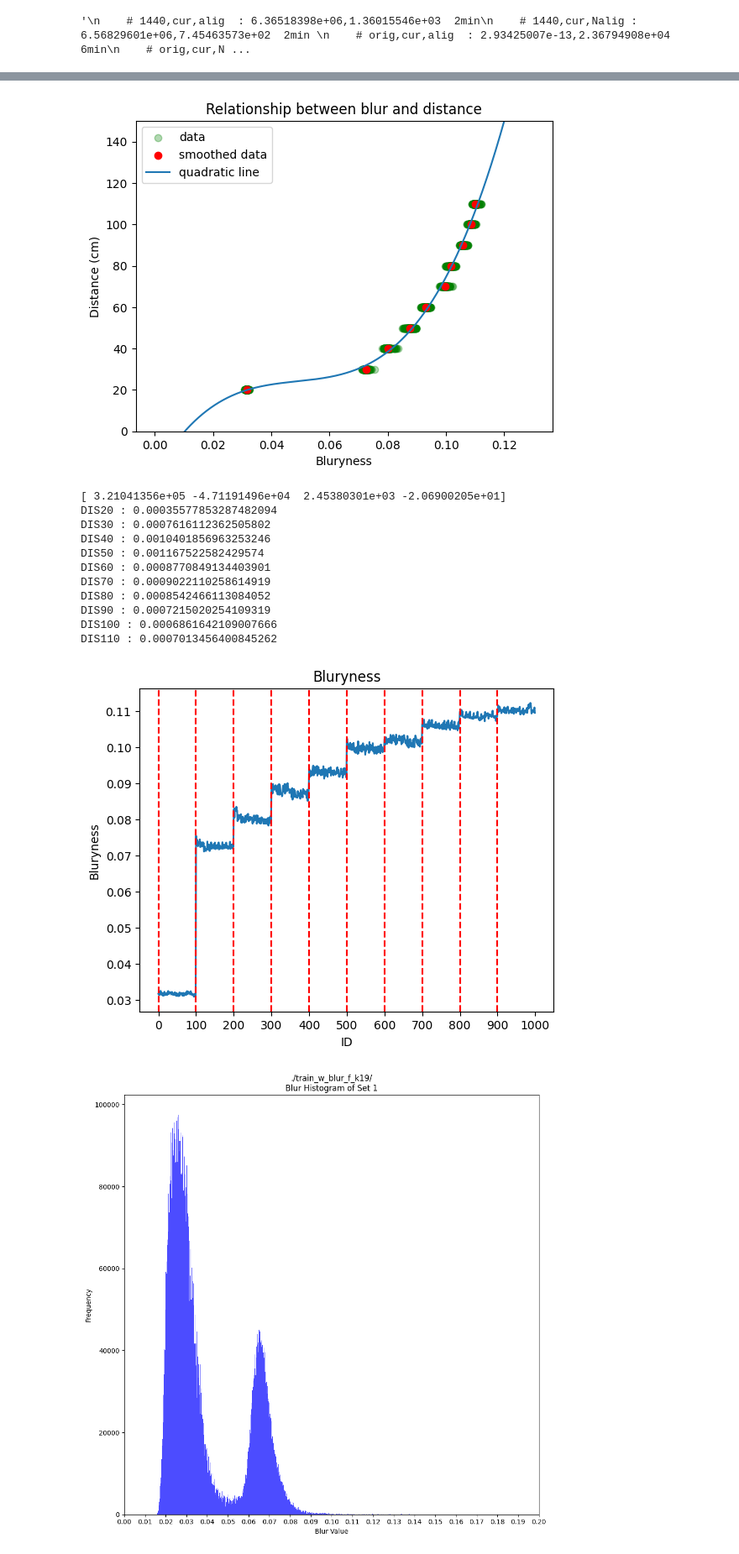
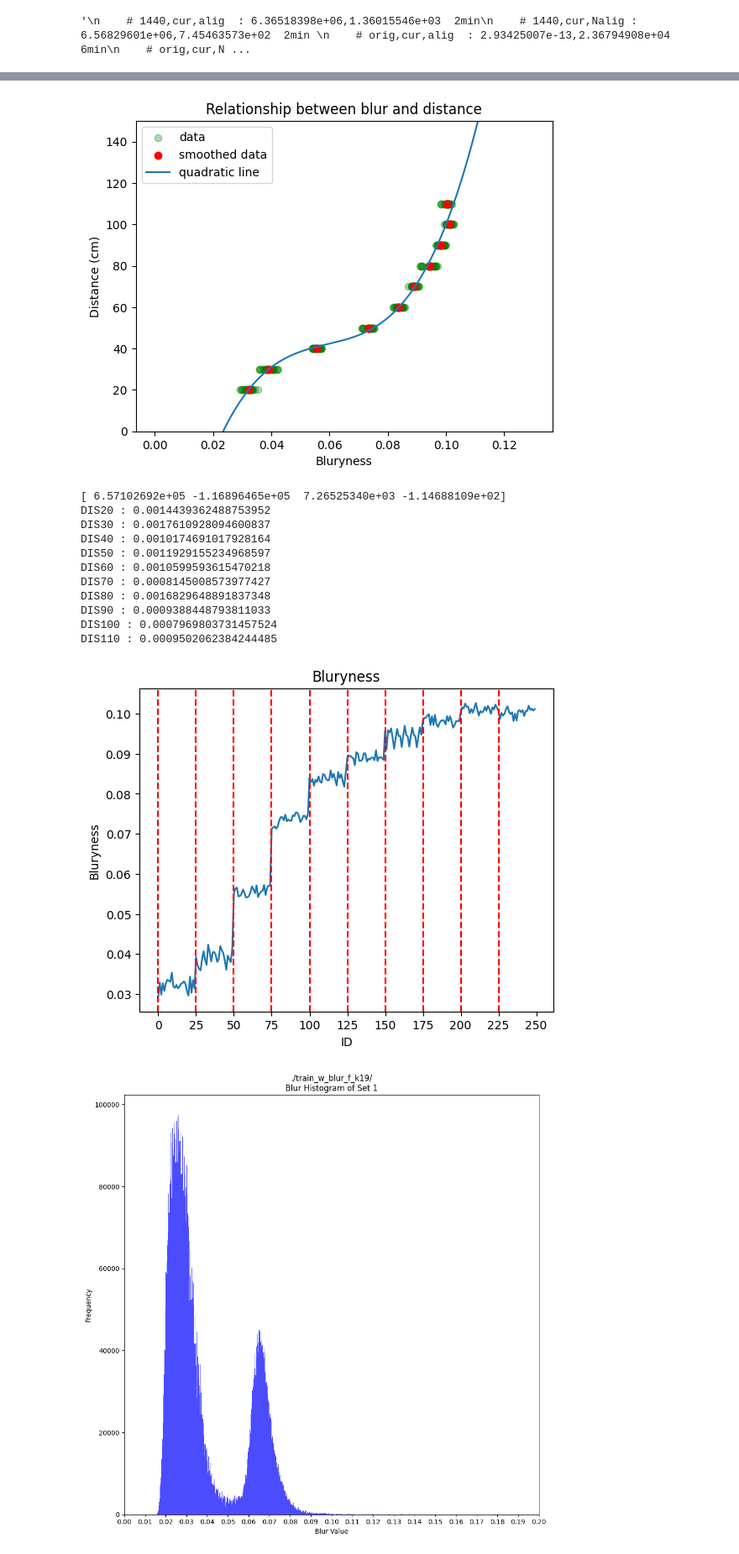
Before and after one commit to AlenChen0216/DFDS, a Jupyter notebook: op_dfds.ipynb, the cells around one changed output, grey strips where cells are left out. Shown at 84% size. Saved outputs shown, nothing was run; the diff lists cells and outputs as text; code cells hidden in the pictures.

Commit message:
train_o accidentially success with this change

```diff
--- a/op_dfds.ipynb
+++ b/op_dfds.ipynb
@@ -84,7 +84,7 @@ def model_3d(range_dis,edge,mask,round_idx):
 
 #camera parameters
 FOCAL_POINT = 20.0 #cm
-TE = 100 #amount of calibration images for each distance
+TE = 25 #amount of calibration images for each distance
 F = 4.0 #cm 1.6 for sony ,  4.0 for cannon
 D1 = F/13.0 #cm   2.8 for sony, 13.0 for cannon
 D2 = F/22.0 #cm   5.6 for sony, 22.0 for cannon
@@ -103,7 +103,7 @@ SMALLER = "/R"   # for smaller aperture, e.g. f/13.0
 LARGER = "/L"    # for larger aperture   e.g. f/22.0
 POSITION_START = 0
 POSITION_END = 10
-CAL_HEAD = "./datas/train/"
+CAL_HEAD = "./datas/train_o/"
 G_SELECT = 2 # 2 calculate larger aperture's blur, 1 for smaller aperture
 NEED_SEG = False
 BASE = 20   # base distance for training
@@ -114,8 +114,8 @@ BLUR_STORAGE_F = CAL_HEAD[:-1]+"_blur_f_div3/"
 RESULT = "./test_fixed_pic2/"
 KER =  19 #for canon : max = 38 , middle = 19 ; for sony: max = 48 , middle = 24 , min = 12
 CLAHE = cv.createCLAHE(clipLimit=2.0, tileGridSize=(64,64)) #original clipLimit=2.0, tileGridSize=(70,70)
-THRESHOLD = 4000000.0  #ker = 7
-#THRESHOLD =  1000000.0  # ker = 5
+# THRESHOLD = 3000000.0  #ker = 7
+THRESHOLD = 3000000.0  # ker = 5
 REC = False
 REC2 = False
 REC3 = False
@@ -144,7 +150,7 @@ JUMPER = 0
 def mouse(event, x, y, flags, param):
     if event == cv.EVENT_LBUTTONDOWN:
         print(f"Left button clicked at ({x}, {y})")
-        print(f"VLP(laplacian): {VLP[0][y,x]} VLP2(difference): {VLP[0][y,x]}")
+        print(f"VLP(laplacian): {VLP[1][y,x]} VLP(difference): {VLP[0][y,x]}")
 
 def showing(img,cnt,flag,img_name="",floder_name=""):
     cv.namedWindow(f"showing_{cnt}",cv.WINDOW_NORMAL)
@@ -158,14 +164,18 @@ def showing(img,cnt,flag,img_name="",floder_name=""):
         show = img.copy()
         show = show.astype(np.uint8)
         #VLP.append(show.copy())
-        #show[show > 0] = 255
-        #show[np.isnan(show)] = 0
+        show[show > 0] = 255
+        show[np.isnan(show)] = 0
 
-        # show = cv.cvtColor(show, cv.COLOR_GRAY2BGR)
-        # show[(img <=60.0) & (img>0.0)] = [0,0,255]
-        # show[img > 60.0] = [0,255,0]
+        show = cv.cvtColor(show, cv.COLOR_GRAY2BGR)
+        show[(img <= 0.0)] = [255,255,255]
+        show[(img <=0.1) & (img>0.0)] = [0,0,255]
+        show[(img >0.1)&(img<=0.12)] = [0,255,0]
+        show[img > 0.12] = [0,255,0]
 
-        show = cv.normalize(show, None, 0, 255, cv.NORM_MINMAX)
+
+
+        # show = cv.normalize(show, None, 0, 255, cv.NORM_MINMAX)
         cv.imshow(f"showing_{cnt}",show)
         cv.setMouseCallback(f"showing_{cnt}", mouse)
         store = show
@@ -970,7 +989,7 @@ def wrong_seg():
         print("==----------------------------------------------==\n")
 
 REC = False
-REC2 = True     #convoluted blurness
+REC2 = False     #convoluted blurness
 REC3 = False    # #full size blurness
 
 # CAL_HEAD = "./train/"
@@ -1005,16 +1024,16 @@ Done 11 .
-[figure, old version]
+[figure, new version]
-[ 3.21041356e+05 -4.71191496e+04  2.45380301e+03 -2.06900205e+01]
-DIS20 : 0.00035577853287482094
-DIS30 : 0.0007616112362505802
-DIS40 : 0.0010401856963253246
-DIS50 : 0.001167522582429574
-DIS60 : 0.0008770849134403901
-DIS70 : 0.0009022110258614919
-DIS80 : 0.0008542466113084052
-DIS90 : 0.0007215020254109319
-DIS100 : 0.0006861642109007666
-DIS110 : 0.0007013456400845262
+[ 6.57102692e+05 -1.16896465e+05  7.26525340e+03 -1.14688109e+02]
+DIS20 : 0.0014439362488753952
+DIS30 : 0.0017610928094600837
+DIS40 : 0.0010174691017928164
+DIS50 : 0.0011929155234968597
+DIS60 : 0.0010599593615470218
+DIS70 : 0.0008145008573977427
+DIS80 : 0.0016829648891837348
+DIS90 : 0.0009388448793811033
+DIS100 : 0.0007969803731457524
+DIS110 : 0.0009502062384244485
-[figure, old version]
+[figure, new version]
 # %%
 BLUR_STORAGE2 = CAL_HEAD[:-1]+"_w_blur/"
 BLUR_STORAGE3 = CAL_HEAD[:-1]+"_o_blur/"
```
Also changed, not shown: parts of 5 cells of this notebook, 1 other file.
